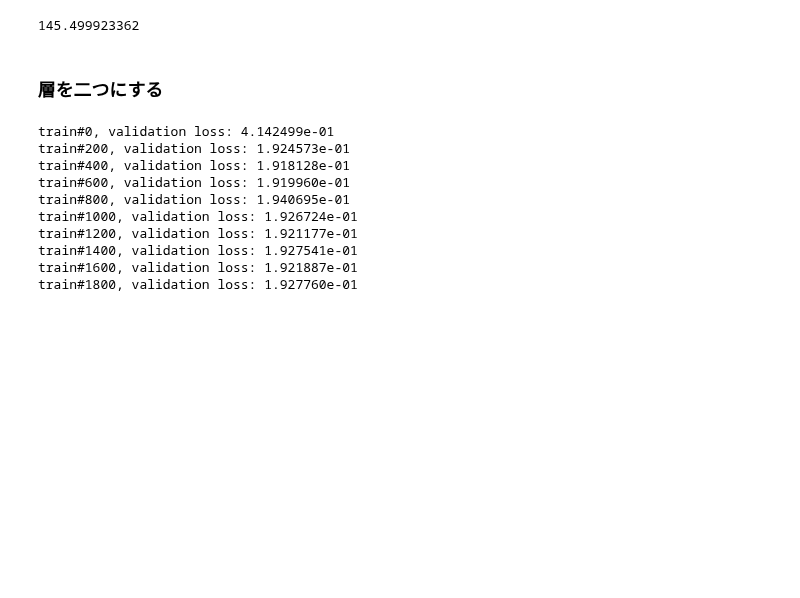
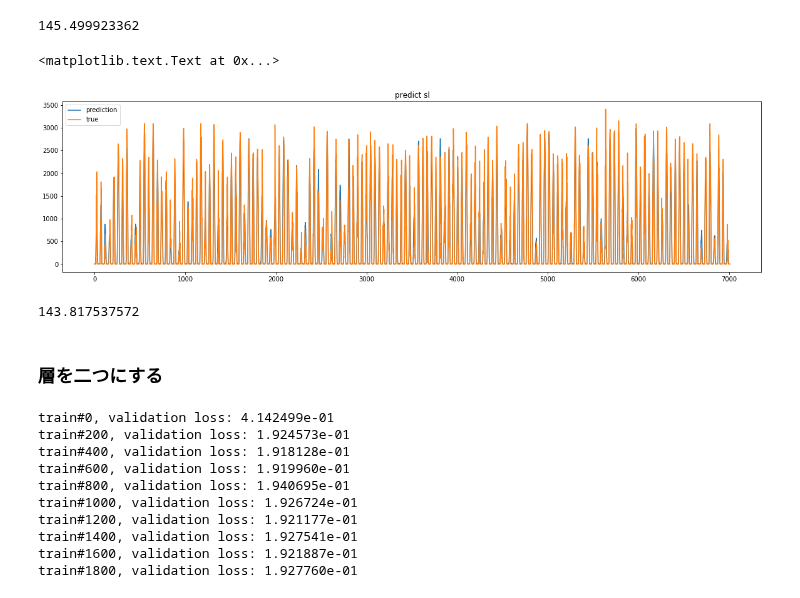
Before and after one commit to gciteam6/predict_amd, a Jupyter notebook: sl_MLP.ipynb, the cells around one changed output. Cells and saved outputs as stored; diff of their text form; code cells hidden in the pictures; blank space fills up the shorter version.

```diff
--- a/sl_MLP.ipynb
+++ b/sl_MLP.ipynb
@@ -468,6 +485,27 @@ plt.title("predict sl")
 print(calc_mae(processed_prediction, np.array(output_kwh)))
 # %% [output]
 145.499923362
+# %%
+validation = mlp_model.validation()[0]
+validation = validation.reshape(validation.shape[0] * validation.shape[1])
+processed_validation = denormalize_array(validation, kwh_min, kwh_max)
+# %%
+Y_val = mlp_model.Y_val
+Y_val = Y_val.reshape(Y_val.shape[0] * Y_val.shape[1])
+Y_val = denormalize_array(Y_val, kwh_min, kwh_max)
+# %%
+plt.figure(figsize=(20, 5))
+plt.plot(processed_validation, label = "prediction")
+plt.plot(Y_val, label = "true")
+plt.legend()
+plt.title("predict sl")
+# %% [output]
+<matplotlib.text.Text at 0x...>
+[figure, added]
+# %%
+print(calc_mae(processed_validation, Y_val))
+# %% [output]
+143.817537572
 # %% [markdown]
 ### **層を二つにする**
 # %%
```
Also changed, not shown: parts of 4 cells of this notebook.
